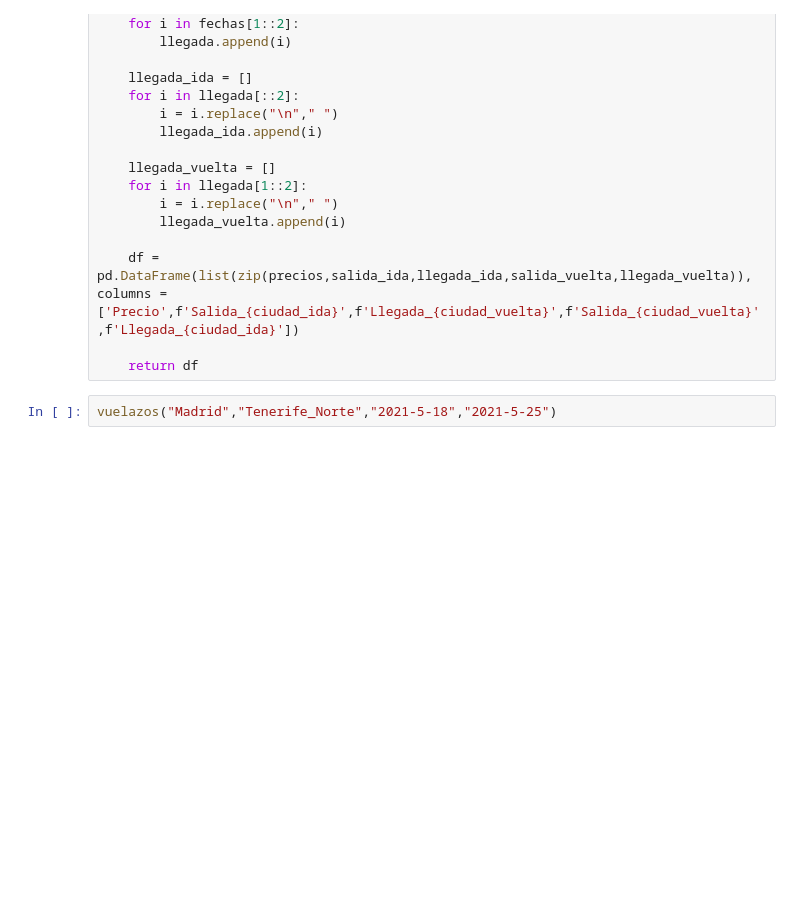
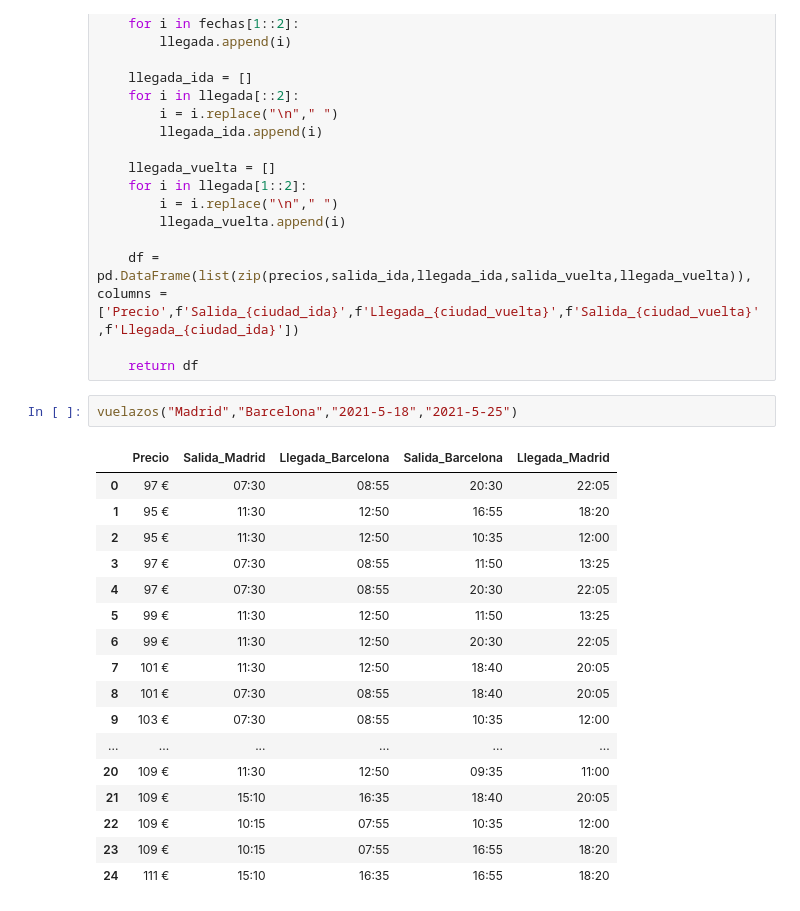
Before and after one commit to EduMartinezGarrido/My_TripAdvisor, a Jupyter notebook: Funcion_Vuelos.ipynb, the cells around one changed output. Drawn from its saved outputs; the diff is of its cells as text; blank space fills up the shorter version.

```diff
--- a/Funcion_Vuelos.ipynb
+++ b/Funcion_Vuelos.ipynb
@@ -82,4 +82,22 @@ def vuelazos(ciudad_ida,ciudad_vuelta,fecha_ida,fecha_vuelta):
 
     return df
 # %%
-vuelazos("Madrid","Tenerife_Norte","2021-5-18","2021-5-25")
+vuelazos("Madrid","Barcelona","2021-5-18","2021-5-25")
+# %% [output]
+|  | Precio | Salida_Madrid | Llegada_Barcelona | Salida_Barcelona | Llegada_Madrid |
+| 0 | 97 € | 07:30 | 08:55 | 20:30 | 22:05 |
+| 1 | 95 € | 11:30 | 12:50 | 16:55 | 18:20 |
+| 2 | 95 € | 11:30 | 12:50 | 10:35 | 12:00 |
+| 3 | 97 € | 07:30 | 08:55 | 11:50 | 13:25 |
+| 4 | 97 € | 07:30 | 08:55 | 20:30 | 22:05 |
+| 5 | 99 € | 11:30 | 12:50 | 11:50 | 13:25 |
+| 6 | 99 € | 11:30 | 12:50 | 20:30 | 22:05 |
+| 7 | 101 € | 11:30 | 12:50 | 18:40 | 20:05 |
+| 8 | 101 € | 07:30 | 08:55 | 18:40 | 20:05 |
+| 9 | 103 € | 07:30 | 08:55 | 10:35 | 12:00 |
+| ... | ... | ... | ... | ... | ... |
+| 20 | 109 € | 11:30 | 12:50 | 09:35 | 11:00 |
+| 21 | 109 € | 15:10 | 16:35 | 18:40 | 20:05 |
+| 22 | 109 € | 10:15 | 07:55 | 10:35 | 12:00 |
+| 23 | 109 € | 10:15 | 07:55 | 16:55 | 18:20 |
+| 24 | 111 € | 15:10 | 16:35 | 16:55 | 18:20 |
```
Also changed, not shown: 6 other files.
